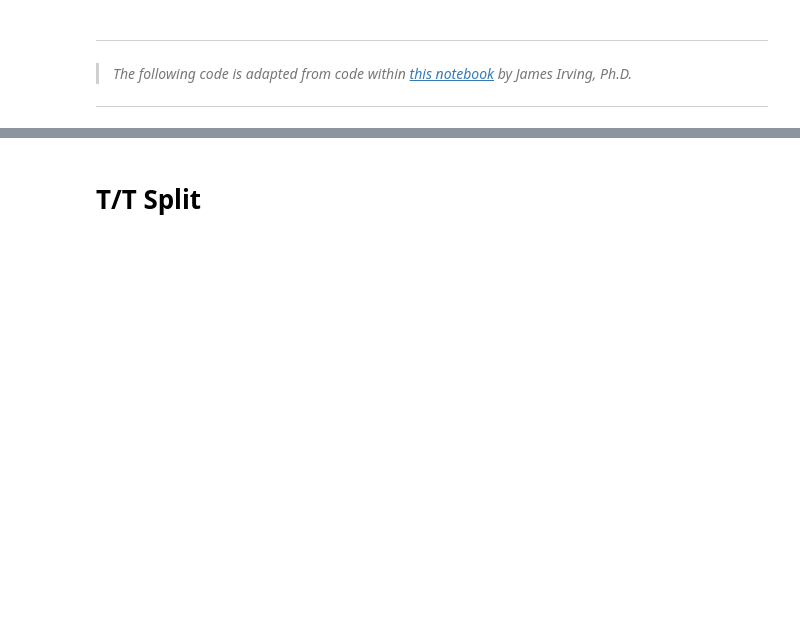
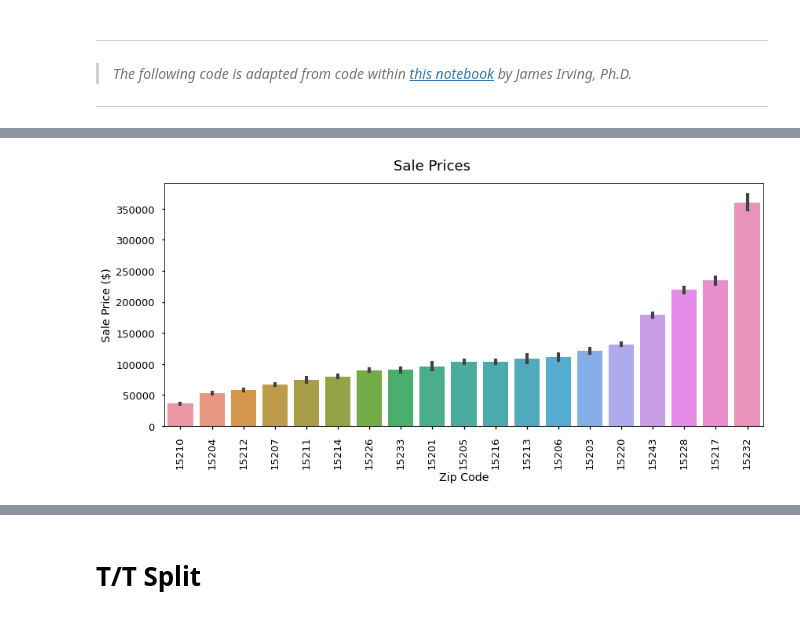
Before and after one commit to BenJMcCarty/Best_of_the_Burgh, a Jupyter notebook: workbooks/WIP_Main_Notebook.ipynb, the cells around one changed output, grey strips where cells are left out. Saved outputs shown, nothing was run; the diff lists cells and outputs as text; code cells hidden in the pictures; blank space fills up the shorter version.

```diff
--- a/workbooks/WIP_Main_Notebook.ipynb
+++ b/workbooks/WIP_Main_Notebook.ipynb
@@ -177,0 +378,4 @@ zipcodes_df
+# %%
+## Determining rankings of each zip code based on average sale price
+zip_rankings = list(zipcodes_df.mean().sort_values().index)
+zip_rankings
@@ -177,0 +402,12 @@ zipcodes_df
+# %%
+## Visualizing the average prices for the top three and lowest zip codes
+fig, ax = plt.subplots(figsize=(12,6))
+ax = sns.barplot(data = zipcodes_df, order = zip_rankings)
+ax.set_xlabel('Zip Code')
+ax.set_ylabel('Sale Price ($)')
+ax.tick_params(axis='x',labelrotation=90)
+plt.suptitle('Sale Prices', size = 18)
+plt.tight_layout();
+# plt.savefig('./img/Avg_Sale_Prices.png', dpi=300)
+# %% [output]
+[figure, added]
```
Also changed, not shown: parts of 40 cells of this notebook, 22 other files.
